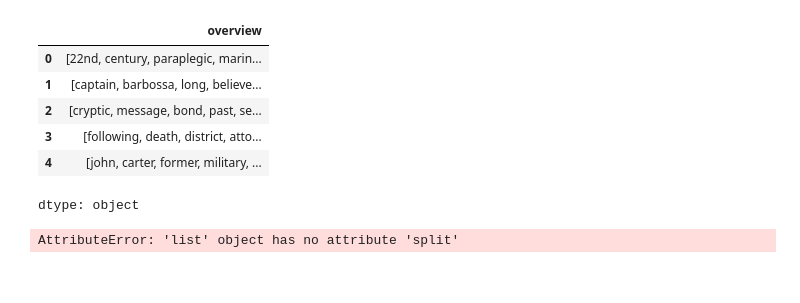
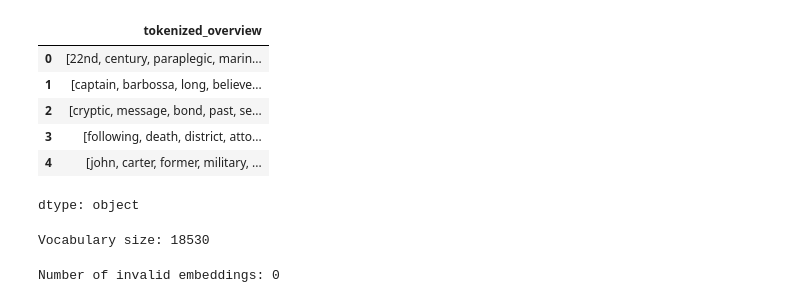
Before and after one commit to rahcoderepo/NLP, a Jupyter notebook: Oct4_AICourse.ipynb, the cells around one changed output. Saved outputs shown, nothing was run; the diff lists cells and outputs as text; code cells hidden in the pictures.

```diff
--- a/Oct4_AICourse.ipynb
+++ b/Oct4_AICourse.ipynb
@@ -18,3 +18,9 @@ df.head()
 | 2 | 245000000 | [{"id": 28, "name": "Action"}, {"... | http://www.sonypictures.com/movie... | 206647 | [{"id": 470, "name": "spy"}, {"id... | en | Spectre | A cryptic message from Bond’s pas... | ... |
 | 3 | 250000000 | [{"id": 28, "name": "Action"}, {"... | http://www.thedarkknightrises.com/ | 49026 | [{"id": 849, "name": "dc comics"}... | en | The Dark Knight Rises | Following the death of District A... | ... |
 | 4 | 260000000 | [{"id": 28, "name": "Action"}, {"... | http://movies.disney.com/john-carter | 49529 | [{"id": 818, "name": "based on no... | en | John Carter | John Carter is a war-weary, forme... | ... |
+# %%
+# Fill missing values in 'overview' with an empty string
+df['overview'] = df['overview'].fillna('')
+
+# Display the first 5 rows of the 'overview' column
+df['overview'].head()
@@ -54,12 +68,12 @@ def preprocess_text(text):
 
 # YOU WOULD NEED TO CHANGE THIS FOR YOUR DATASET!!!!  MINE - THE COLUMN OF INTEREST IS OVERVIEW
 # Ensure all values in 'overview' are strings
-df['overview'] = df['overview'].astype(str)
+df['tokenized_overview'] = df['overview'].astype(str)
 
 # Apply the text preprocessing function directly to the 'overview' column
-df['overview'] = df['overview'].apply(preprocess_text)
+df['tokenized_overview'] = df['tokenized_overview'].apply(preprocess_text)
 
 # Display the first 5 rows of the 'overview' column after preprocessing
-df['overview'].head()
+df['tokenized_overview'].head()
 # %% [output]
 [nltk_data] Downloading package punkt to /root/nltk_data...
@@ -70,26 +85,15 @@ df['overview'].head()
-|  | overview |
+|  | tokenized_overview |
 | 0 | [22nd, century, paraplegic, marin... |
 | 1 | [captain, barbossa, long, believe... |
 | 2 | [cryptic, message, bond, past, se... |
 | 3 | [following, death, district, atto... |
 | 4 | [john, carter, former, military, ... |
 dtype: object
-# %%
-# Tokenize the 'overview' column
-df['overview'] = df['overview'].apply(lambda x: x.split())
-
-# Display tokenized text before handling empty values
-print("Before handling empty values:")
-print(df['overview'].head())
-
-# Fill NaN values with empty lists
-df['overview'] = df['overview'].fillna([])
-
-# Replace any empty lists with a placeholder value like ['empty']
-df['overview'] = df['overview'].apply(lambda x: x if len(x) > 0 else ['empty'])
-
-# Display tokenized text after handling empty values
-print("After handling empty values:")
-print(df['overview'].head())
-# %% [output]
-AttributeError: 'list' object has no attribute 'split'
+# %%
+# Create a Word2Vec model
+model = Word2Vec(sentences=df['tokenized_overview'], vector_size=100, window=5, min_count=1, workers=4)
+
+# Display the vocabulary size
+print(f"Vocabulary size: {len(model.wv.index_to_key)}")
+# %% [output]
+Vocabulary size: 18530
@@ -95,0 +117,11 @@ AttributeError: 'list' object has no attribute 'split'
+# %%
+# Check for invalid embeddings (e.g., NaNs or wrong shapes)
+invalid_embeddings = df['movie_embedding'].apply(lambda x: x.shape[0] != embedding_size or np.any(np.isnan(x)))
+
+# Print the number of invalid embeddings
+print(f"Number of invalid embeddings: {invalid_embeddings.sum()}")
+
+# Filter out invalid embeddings, if any
+df = df[~invalid_embeddings]
+# %% [output]
+Number of invalid embeddings: 0
```
Also changed, not shown: parts of 5 cells of this notebook.
